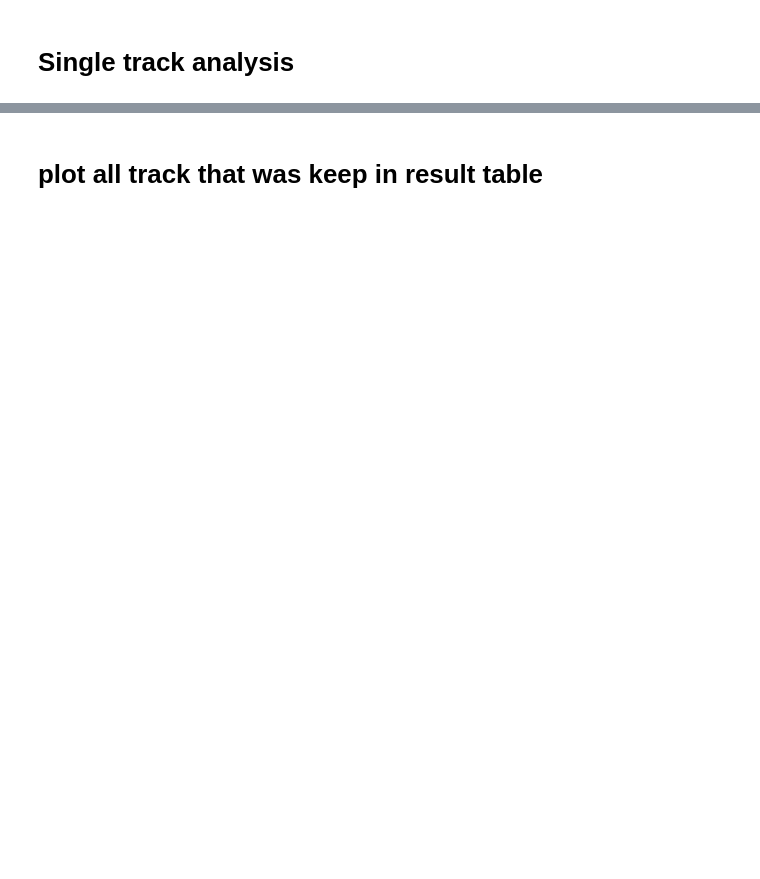
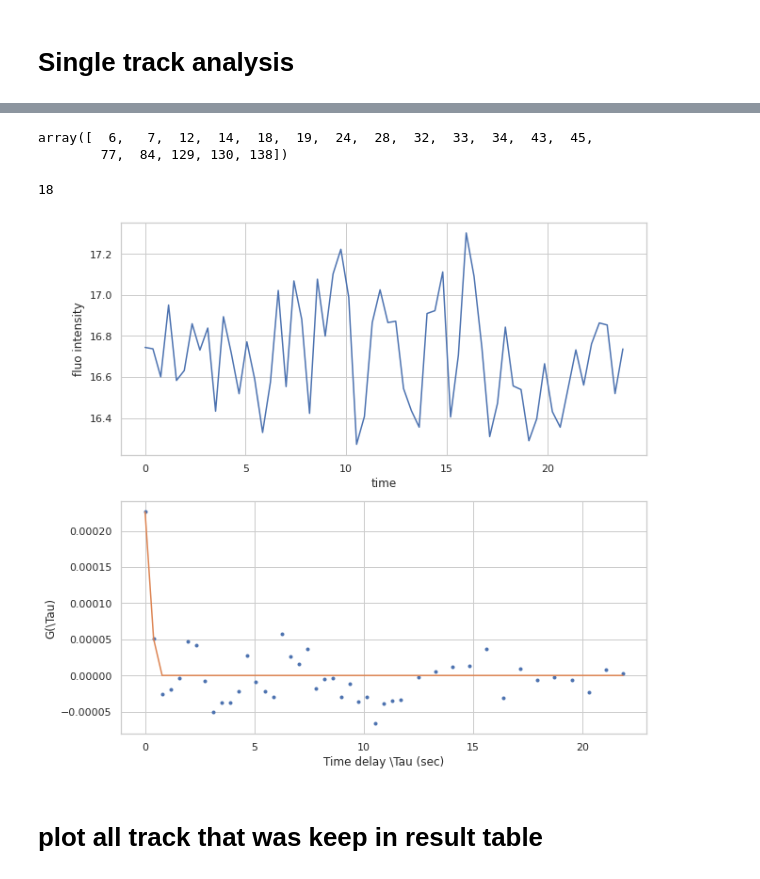
Before and after one commit to sophietheis/KineticAnalysis, a Jupyter notebook: notebook/Analyse_kinetic.ipynb, the cells around one changed output, grey strips where cells are left out. Cells and saved outputs as stored; diff of their text form; code cells hidden in the pictures; blank space fills up the shorter version.

```diff
--- a/notebook/Analyse_kinetic.ipynb
+++ b/notebook/Analyse_kinetic.ipynb
@@ -41,8 +51,13 @@ datas.head()
+# %%
+np.unique(datas.TRACK_ID)
+# %% [output]
+array([  6,   7,  12,  14,  18,  19,  24,  28,  32,  33,  34,  43,  45,
+        77,  84, 129, 130, 138])
 # %%
 # Analyse one track
 # Choose your track id
 id_= np.unique(datas.TRACK_ID)[0]
-id_ = 12
+id_ = 18
 print(id_)
 
 x = datas[datas.TRACK_ID==id_].sort_values('FRAME')['POSITION_T'].values-min(datas[datas.TRACK_ID==id_].sort_values('FRAME')['POSITION_T'].values)
@@ -51,33 +66,36 @@ fig, ax = plt.subplots(2,1)
 ax[0].plot(x,y)
 ax[0].set_xlabel("time")
 ax[0].set_ylabel("fluo intensity")
 
 mm = int(len(datas[datas.TRACK_ID==id_])/2-1)
 if (mm%2)==0:
     autocor = multipletau.autocorrelate(y,
                                     m=mm,
                                     deltat=DELTA_T,
                                     normalize=True)
 else:
     autocor = multipletau.autocorrelate(y,
                                     m=mm+1,
                                     deltat=DELTA_T,
                                     normalize=True)
 
 
 
 popt, pcov = optimize.curve_fit(func_,
                             autocor.flatten()[0::2],
                             autocor.flatten()[1::2],
                             method='lm' )
 
 
 ax[1].plot(autocor.flatten()[0::2], autocor.flatten()[1::2], '.')
 ax[1].plot(autocor.flatten()[0::2], func_(autocor.flatten()[0::2], *popt) )
 ax[1].set_xlabel("Time delay \Tau (sec)")
 ax[1].set_ylabel("G(\Tau)")
 
 fig.set_size_inches((10,10))
+# %% [output]
+18
+[figure, added]
 # %% [markdown]
 # plot all track that was keep in result table
 # %%
```
Also changed, not shown: parts of 12 cells of this notebook, 1 other file.
